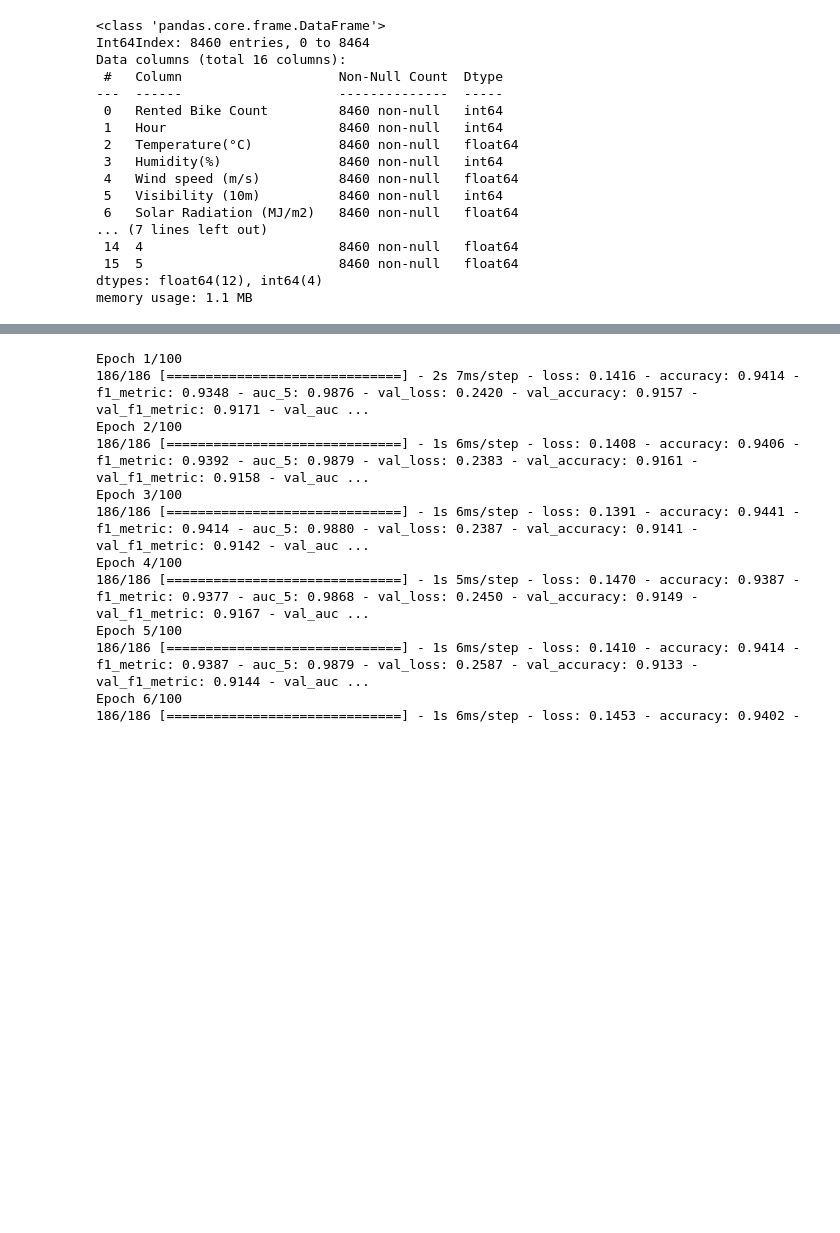
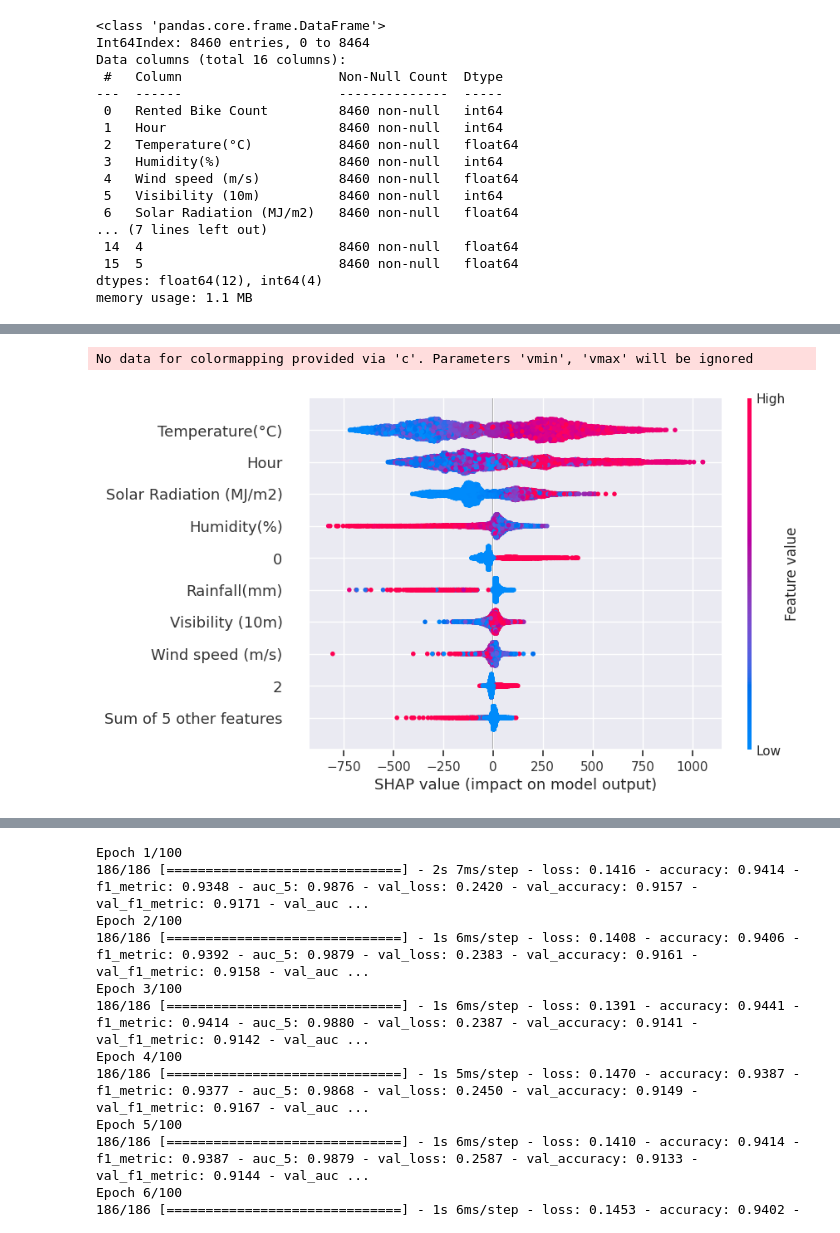
Before and after one commit to JyotsnaAmbekar/Seoul-Bike-Sharing-Data, a Jupyter notebook: ML_Assignment3_PythonCode_Jyotsna.ipynb, the cells around one changed output, grey strips where cells are left out. Cells and saved outputs as stored; diff of their text form; code cells hidden in the pictures; blank space fills up the shorter version.

```diff
--- a/ML_Assignment3_PythonCode_Jyotsna.ipynb
+++ b/ML_Assignment3_PythonCode_Jyotsna.ipynb
@@ -119,7 +124,9 @@ dtypes: float64(12), int64(4)
 memory usage: 1.1 MB
 # %%
 x = dataset_SeoulBikedata_encoded.drop(columns = ['Rented Bike Count', 'Rented Bike Count_binary'])
-y = dataset_SeoulBikedata_encoded['Rented Bike Count_binary']
+x.columns = x.columns.astype(str)
+# y = dataset_SeoulBikedata_encoded['Rented Bike Count_binary']
+y = dataset_SeoulBikedata_encoded['Rented Bike Count']
 
 #Splitting Dataset into Training & Test datasets
 from sklearn.model_selection import train_test_split
@@ -132,0 +144,14 @@ x_test = sc.transform(x_test)
+# %%
+import xgboost
+import shap
+
+# train an XGBoost model
+model = xgboost.XGBRegressor().fit(x, y)
+
+# explain the model's predictions using SHAP
+# (same syntax works for LightGBM, CatBoost, scikit-learn, transformers, Spark, etc.)
+explainer = shap.Explainer(model)
+shap_values = explainer(x)
+
+# visualize the first prediction's explanation
+# shap.plots.waterfall(shap_values[0])
@@ -132,0 +296,5 @@ x_test = sc.transform(x_test)
+# %%
+shap.plots.beeswarm(shap_values)
+# %% [output]
+No data for colormapping provided via 'c'. Parameters 'vmin', 'vmax' will be ignored
+[figure, added]
```
Also changed, not shown: parts of 16 cells of this notebook.
